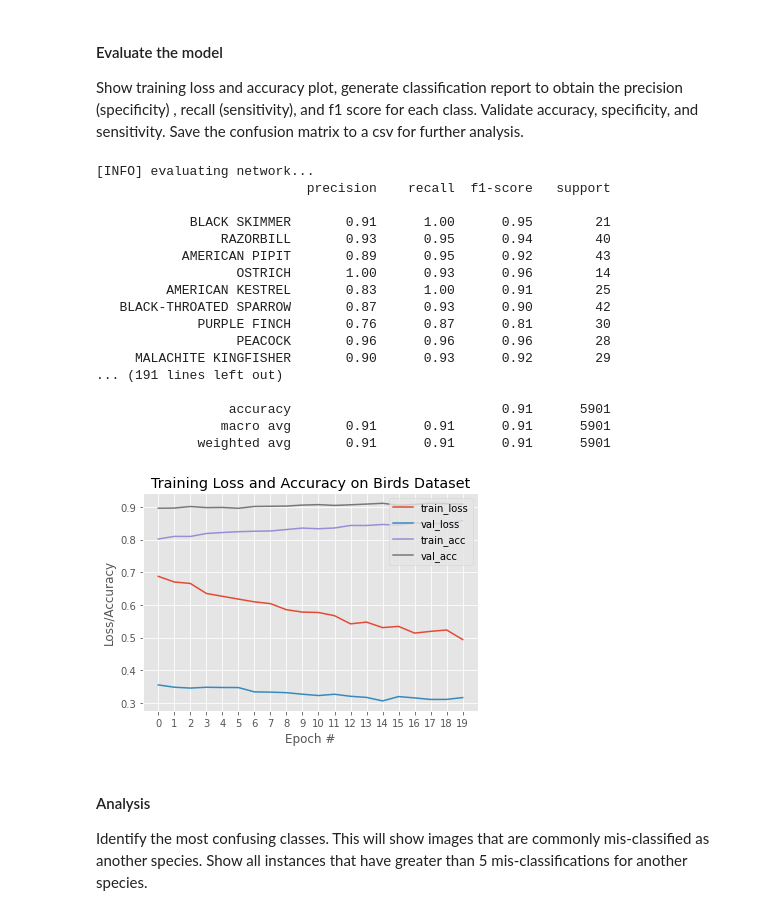
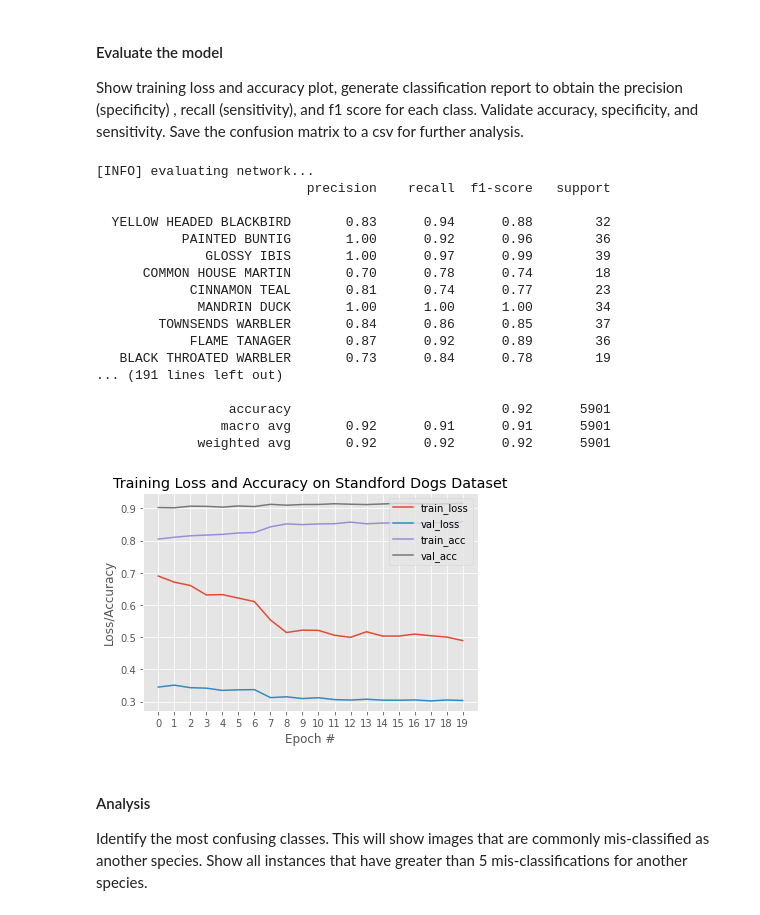
Before and after one commit to af001/Vision, a Jupyter notebook: notebooks/without_annotations_bird-species.ipynb, the cells around one changed output. Drawn from its saved outputs; the diff is of its cells as text; code cells hidden in the pictures.

```diff
--- a/notebooks/without_annotations_bird-species.ipynb
+++ b/notebooks/without_annotations_bird-species.ipynb
@@ -329,19 +332,13 @@ opt = tf.keras.optimizers.Adamax(
     learning_rate=0.001, beta_1=0.9, beta_2=0.999, epsilon=1e-07, name='Adamax')
 
 model.compile(optimizer=opt,
-              loss="categorical_crossentropy",
-              metrics=["acc"])
-
-history = model.fit_generator(generator=train_gen,
-                              steps_per_epoch=len(train_gen),
-                              validation_data=val_gen,
-                              validation_steps=len(val_gen),
-                              epochs=epochs)
+              loss='categorical_crossentropy',
+              metrics=['accuracy'])
 
 # As per the warning, model.fit now accecpts image generator.
-#history = model.fit(generator=train_gen,
-#                    steps_per_epoch=len(train_gen),
-#                    validation_data=val_gen,
-#                    validation_steps=len(val_gen),
-#                    epochs=epochs)
+history = model.fit(train_gen,
+                    steps_per_epoch=len(train_gen),
+                    validation_data=val_gen,
+                    validation_steps=len(val_gen),
+                    epochs=epochs)
 # %% [output]
@@ -444,50 +435,55 @@ Show training loss and accuracy plot, generate classification report to obtain t
 # %%
 print("[INFO] evaluating network...")
 predIdxs = model.predict(val_gen)
 # for each image in the testing set, find the index of the
 # label with corresponding largest predicted probability
 predIdxs = np.argmax(predIdxs, axis=1)
 # show the classification report
 print(classification_report(val_targets.argmax(axis=1), predIdxs, target_names=label_maps))
 
+if early_stop.stopped_epoch == 0:
+    epoch = 20
+else:
+    epoch = int(early_stop.stopped_epoch) + 1
+
 # plot the training loss and accuracy
 plt.style.use("ggplot")
 plt.figure()
-plt.plot(np.arange(0, int(early_stop.stopped_epoch)+1), history.history["loss"], label="train_loss")
-plt.plot(np.arange(0, int(early_stop.stopped_epoch)+1), history.history["val_loss"], label="val_loss")
-plt.plot(np.arange(0, int(early_stop.stopped_epoch)+1), history.history["acc"], label="train_acc")
-plt.plot(np.arange(0, int(early_stop.stopped_epoch)+1), history.history["val_acc"], label="val_acc")
-plt.title("Training Loss and Accuracy on Birds Dataset")
+plt.plot(np.arange(0, epoch), history.history["loss"], label="train_loss")
+plt.plot(np.arange(0, epoch), history.history["val_loss"], label="val_loss")
+plt.plot(np.arange(0, epoch), history.history["accuracy"], label="train_acc")
+plt.plot(np.arange(0, epoch), history.history["val_accuracy"], label="val_acc")
+plt.title("Training Loss and Accuracy on Standford Dogs Dataset")
 plt.xlabel("Epoch #")
 plt.xticks(np.arange(0, epochs, 1.0))
 plt.ylabel("Loss/Accuracy")
 plt.legend(loc="upper right")
-plt.savefig("birds_plot_final.png")
+plt.savefig("dogs_plot_final.png")
 
 # Compute confusion matrix and compute raw acc, sensitivity, and specificity
 cm = confusion_matrix(val_targets.argmax(axis=1), predIdxs)
 
 df = pd.DataFrame(cm).transpose()
 df.to_csv('birds_confustion_matrix.csv')
 # %% [output]
 [INFO] evaluating network...
                            precision    recall  f1-score   support
 
-            BLACK SKIMMER       0.91      1.00      0.95        21
-                RAZORBILL       0.93      0.95      0.94        40
-           AMERICAN PIPIT       0.89      0.95      0.92        43
-                  OSTRICH       1.00      0.93      0.96        14
-         AMERICAN KESTREL       0.83      1.00      0.91        25
-   BLACK-THROATED SPARROW       0.87      0.93      0.90        42
-             PURPLE FINCH       0.76      0.87      0.81        30
-                  PEACOCK       0.96      0.96      0.96        28
-     MALACHITE KINGFISHER       0.90      0.93      0.92        29
+  YELLOW HEADED BLACKBIRD       0.83      0.94      0.88        32
+           PAINTED BUNTIG       1.00      0.92      0.96        36
+              GLOSSY IBIS       1.00      0.97      0.99        39
+      COMMON HOUSE MARTIN       0.70      0.78      0.74        18
+            CINNAMON TEAL       0.81      0.74      0.77        23
+             MANDRIN DUCK       1.00      1.00      1.00        34
+        TOWNSENDS WARBLER       0.84      0.86      0.85        37
+            FLAME TANAGER       0.87      0.92      0.89        36
+   BLACK THROATED WARBLER       0.73      0.84      0.78        19
 ... (191 lines left out)
 
-                 accuracy                           0.91      5901
-                macro avg       0.91      0.91      0.91      5901
-             weighted avg       0.91      0.91      0.91      5901
+                 accuracy                           0.92      5901
+                macro avg       0.92      0.91      0.91      5901
+             weighted avg       0.92      0.92      0.92      5901
-[figure, old version]
+[figure, new version]
 # %% [markdown]
 #### Analysis
 Identify the most confusing classes. This will show images that are commonly mis-classified as another species. Show all instances that have greater than 5 mis-classifications for another species.
```
Also changed, not shown: parts of 17 cells of this notebook.
